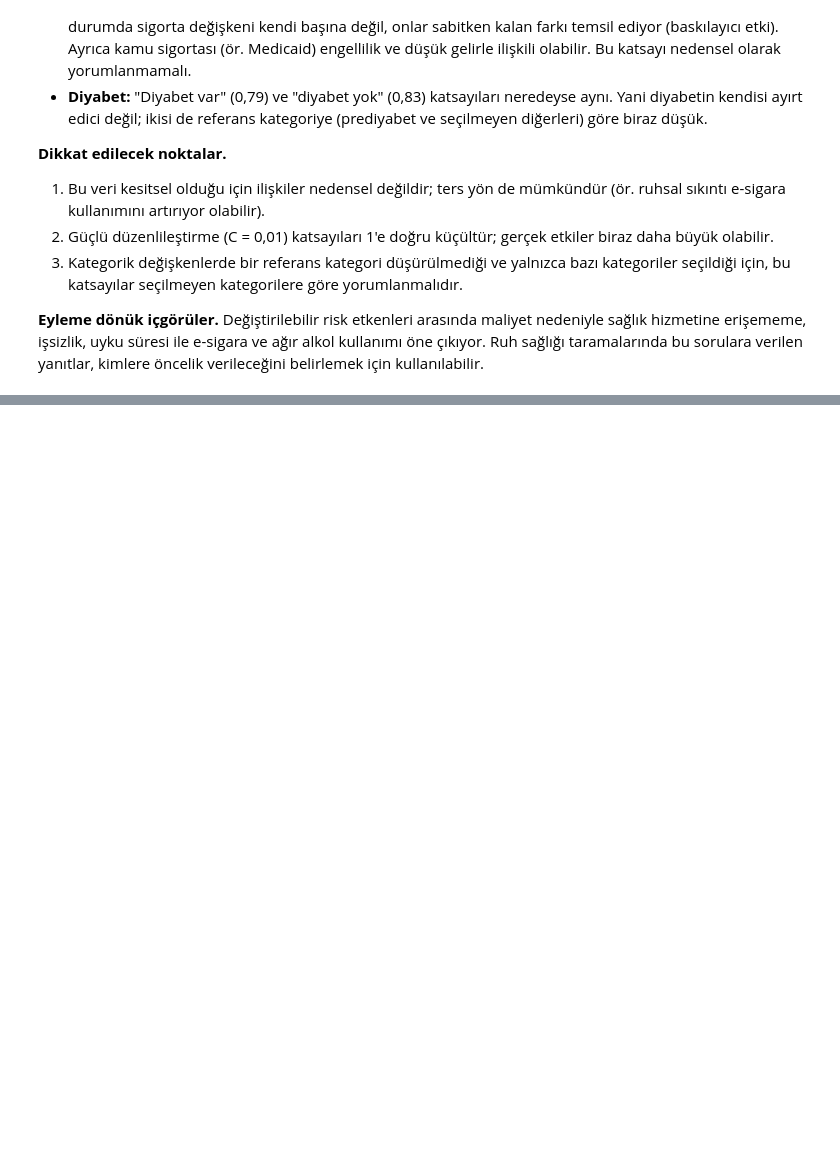
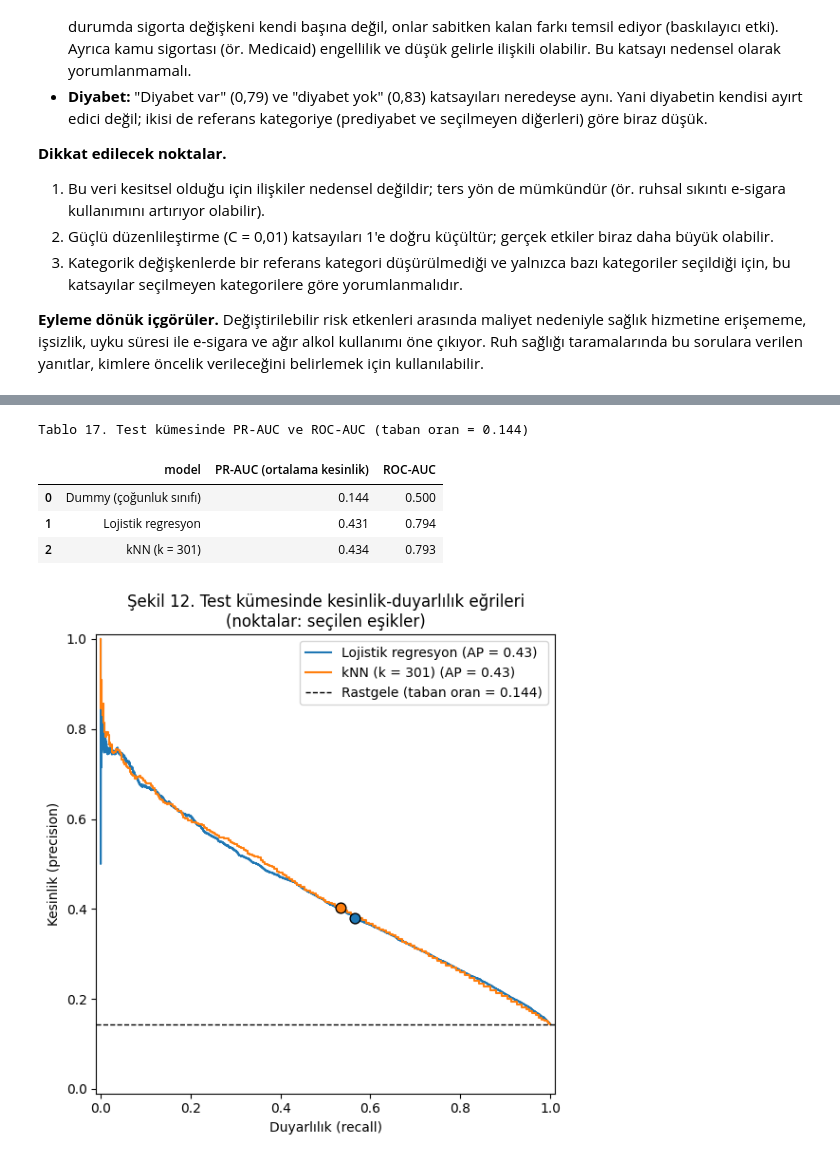
Before and after one commit to omeruslusoy/brfss-ruhsal-sikinti, a Jupyter notebook: 02_modelleme.ipynb, the cells around one changed output, grey strips where cells are left out. Cells and saved outputs as stored; diff of their text form; code cells hidden in the pictures; blank space fills up the shorter version.

```diff
--- a/02_modelleme.ipynb
+++ b/02_modelleme.ipynb
@@ -656,0 +660,33 @@ Tablo 16. Lojistik regresyon (RFE-20, C = 0,01) katsayıları, etki büyüklüğ
+# %%
+from sklearn.metrics import average_precision_score, PrecisionRecallDisplay
+
+taban = y_test.mean()
+olasiliklar = [('Dummy (çoğunluk sınıfı)', p_dummy), ('Lojistik regresyon', p_lr), (f'kNN (k = {EN_IYI_K})', p_knn)]
+tablo17 = pd.DataFrame({
+    'model': [ad for ad, p in olasiliklar],
+    'PR-AUC (ortalama kesinlik)': [average_precision_score(y_test, p) for ad, p in olasiliklar],
+    'ROC-AUC': [roc_auc_score(y_test, p) for ad, p in olasiliklar],
+}).round(3)
+tablo17.to_csv(klasor + '/tablo17_pr_auc.csv', index=False)
+print(f'Tablo 17. Test kümesinde PR-AUC ve ROC-AUC (taban oran = {taban:.3f})')
+display(tablo17)
+
+# Şekil 12: kesinlik-duyarlılık eğrileri + seçilen eşik noktaları
+fig, ax = plt.subplots(figsize=(6, 6))
+for ad, p, esik, renk in [('Lojistik regresyon', p_lr, lr_esik, 'C0'),
+                          (f'kNN (k = {EN_IYI_K})', p_knn, knn_esik, 'C1')]:
+    PrecisionRecallDisplay.from_predictions(y_test, p, name=ad, color=renk, ax=ax)
+    tahmin = p >= esik
+    ax.scatter(tahmin[y_test == 1].mean(), y_test[tahmin].mean(),   # (duyarlılık, kesinlik)
+               color=renk, s=60, zorder=3, edgecolor='black')
+ax.axhline(taban, color='k', ls='--', lw=1, label=f'Rastgele (taban oran = {taban:.3f})')
+ax.set_xlabel('Duyarlılık (recall)'); ax.set_ylabel('Kesinlik (precision)')
+ax.set_title('Şekil 12. Test kümesinde kesinlik-duyarlılık eğrileri\n(noktalar: seçilen eşikler)')
+ax.legend(loc='upper right'); plt.tight_layout(); plt.show()
+# %% [output]
+Tablo 17. Test kümesinde PR-AUC ve ROC-AUC (taban oran = 0.144)
+|  | model | PR-AUC (ortalama kesinlik) | ROC-AUC |
+| 0 | Dummy (çoğunluk sınıfı) | 0.144 | 0.500 |
+| 1 | Lojistik regresyon | 0.431 | 0.794 |
+| 2 | kNN (k = 301) | 0.434 | 0.793 |
+[figure, added]
```
Also changed, not shown: parts of 17 cells of this notebook.
